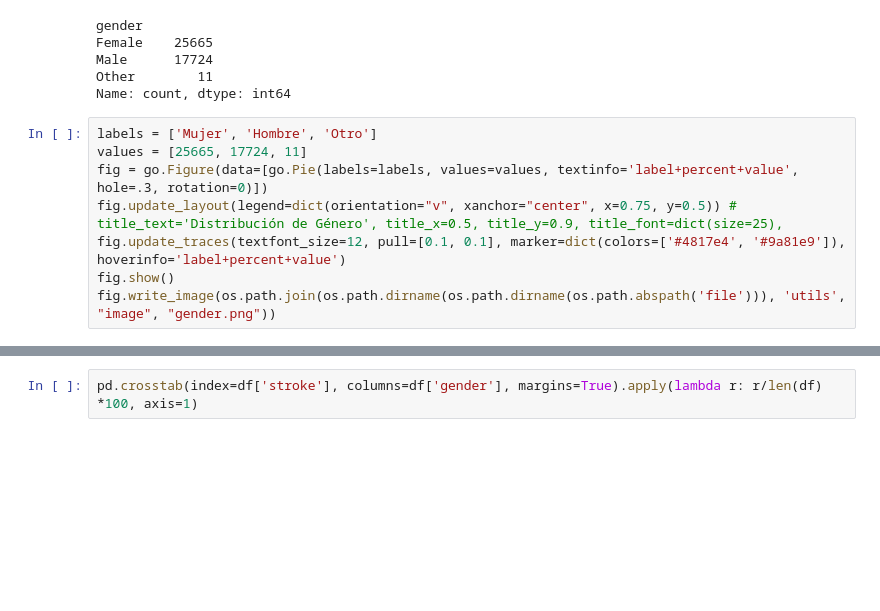
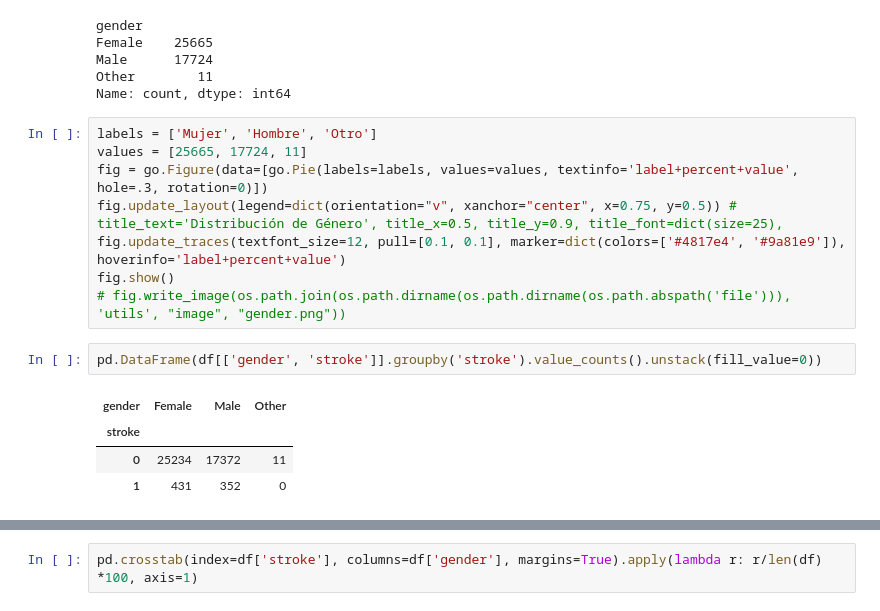
Before and after one commit to antoniocc12/Prediccion-ictus, a Jupyter notebook: notebooks/stroke.ipynb, the cells around one changed output, grey strips where cells are left out. Saved outputs shown, nothing was run; the diff lists cells and outputs as text; blank space fills up the shorter version.

```diff
--- a/notebooks/stroke.ipynb
+++ b/notebooks/stroke.ipynb
@@ -221,4 +221,11 @@ fig = go.Figure(data=[go.Pie(labels=labels, values=values, textinfo='label+perce
 fig.update_layout(legend=dict(orientation="v", xanchor="center", x=0.75, y=0.5)) # title_text='Distribución de Género', title_x=0.5, title_y=0.9, title_font=dict(size=25),
 fig.update_traces(textfont_size=12, pull=[0.1, 0.1], marker=dict(colors=['#4817e4', '#9a81e9']), hoverinfo='label+percent+value')
 fig.show()
-fig.write_image(os.path.join(os.path.dirname(os.path.dirname(os.path.abspath('file'))), 'utils', "image", "gender.png"))
+# fig.write_image(os.path.join(os.path.dirname(os.path.dirname(os.path.abspath('file'))), 'utils', "image", "gender.png"))
+# %%
+pd.DataFrame(df[['gender', 'stroke']].groupby('stroke').value_counts().unstack(fill_value=0))
+# %% [output]
+| gender | Female | Male | Other |
+| stroke |  |  |  |
+| 0 | 25234 | 17372 | 11 |
+| 1 | 431 | 352 | 0 |
```
Also changed, not shown: parts of 20 cells of this notebook.
